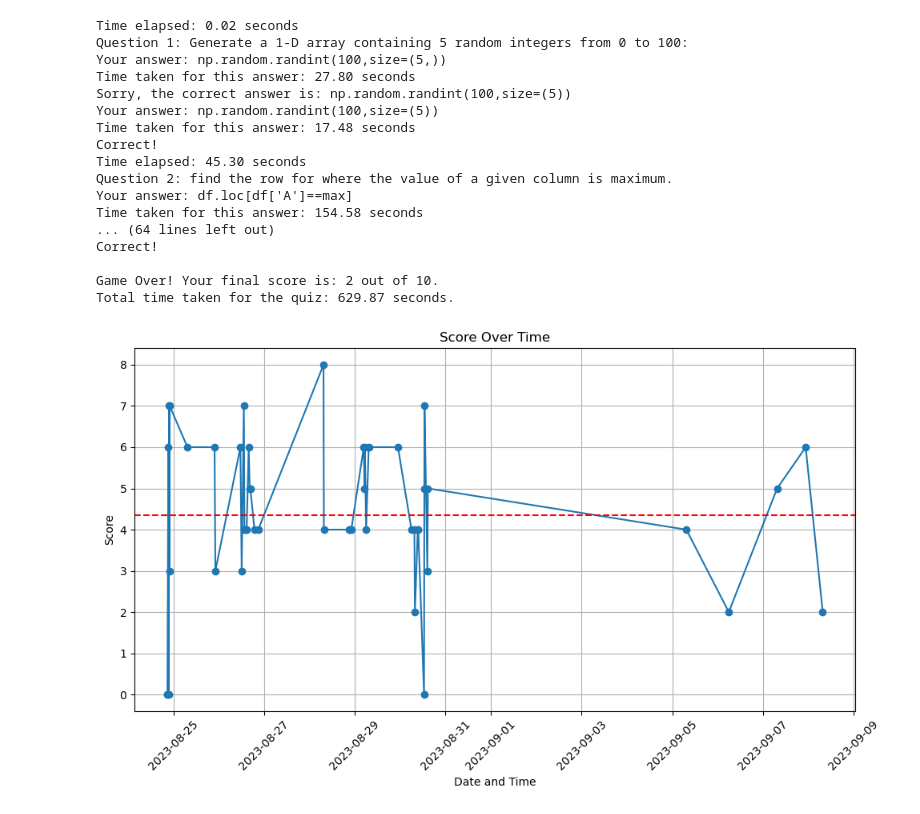
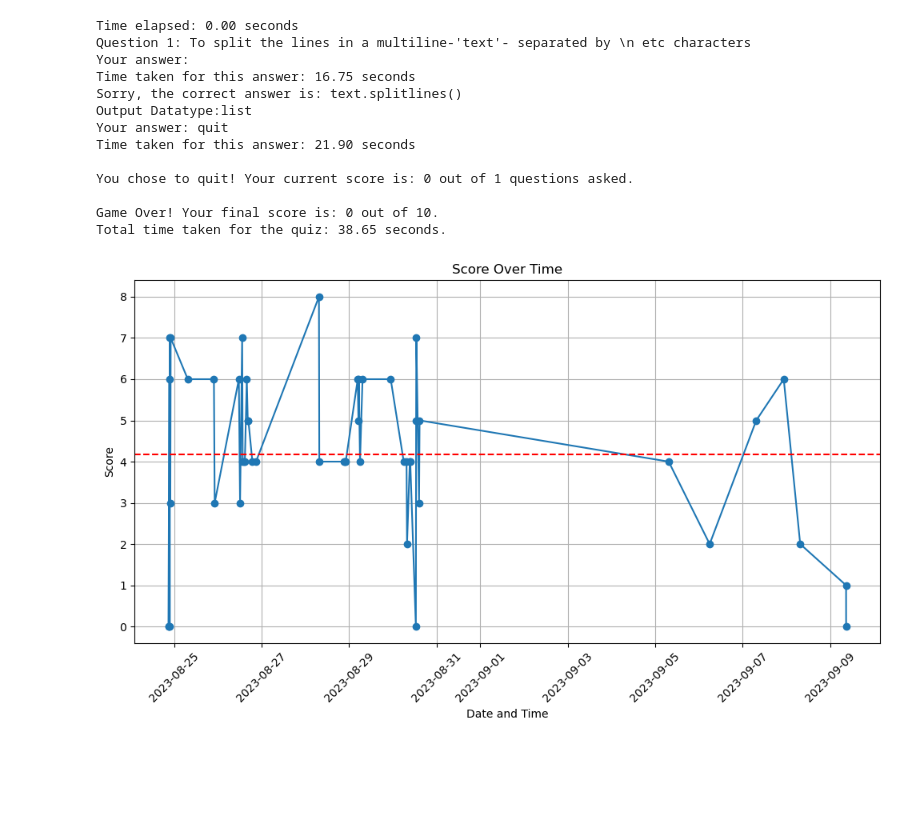
Before and after one commit to priyankconnect/MyProjects, a Jupyter notebook: PythonPracticeGame/Python_Practice_Game.ipynb, the cells around one changed output. Cells and saved outputs as stored; diff of their text form; code cells hidden in the pictures; blank space fills up the shorter version.

```diff
--- a/PythonPracticeGame/Python_Practice_Game.ipynb
+++ b/PythonPracticeGame/Python_Practice_Game.ipynb
@@ -60,6 +60,8 @@ def quiz_game():
             print(f"Time taken for this answer: {time_taken:.2f} seconds")
 
             correct_answer = question["Answer"]
+            datatyp=question["Datatype"]
+
 
             # Check if user wants to quit or retry
             if user_answer.strip().lower() == "quit":
@@ -71,12 +73,14 @@ def quiz_game():
 
             if user_answer.strip() == correct_answer.strip():
                 print("Correct!")
+                print(f"Output Datatype:{datatyp}")
                 if a ==0:
                     score += 1
                     break
                 break
             else:
                 print(f"Sorry, the correct answer is: {correct_answer}")
+                print(f"Output Datatype:{datatyp}")
                 a =1
 
 
@@ -121,47 +125,43 @@ def quiz_game():
         # Read the Excel sheet into a DataFrame
         file_name = "scores.xlsx"
         df = pd.read_excel(file_name)
 
         # Convert the "Date and Time" column to a datetime format
         df['Date and Time'] = pd.to_datetime(df['Date and Time'])
 
         # Calculate the average score
         avg_score = df['Score'].mean()
 
         # Plot the scores
         plt.figure(figsize=(10, 6))
         plt.plot(df['Date and Time'], df['Score'], marker='o', linestyle='-')
         plt.axhline(y=avg_score, color='red', linestyle='--', label=f'Average Score: {avg_score:.2f}')
         plt.xlabel('Date and Time')
         plt.ylabel('Score')
         plt.title('Score Over Time')
         plt.grid(True)
         plt.xticks(rotation=45)
         plt.tight_layout()
         plt.show()
 
     # After appending the score to the Excel sheet, call the function to display the plot
     plot_scores_from_excel()
 
 
 # Run the quiz game
 quiz_game()
 # %% [output]
-Time elapsed: 0.02 seconds
-Question 1: Generate a 1-D array containing 5 random integers from 0 to 100:
-Your answer: np.random.randint(100,size=(5,))
-Time taken for this answer: 27.80 seconds
-Sorry, the correct answer is: np.random.randint(100,size=(5))
-Your answer: np.random.randint(100,size=(5))
-Time taken for this answer: 17.48 seconds
-Correct!
-Time elapsed: 45.30 seconds
-Question 2: find the row for where the value of a given column is maximum.
-Your answer: df.loc[df['A']==max]
-Time taken for this answer: 154.58 seconds
-... (64 lines left out)
-Correct!
+Time elapsed: 0.00 seconds
+Question 1: To split the lines in a multiline-'text'- separated by \n etc characters
+Your answer:
+Time taken for this answer: 16.75 seconds
+Sorry, the correct answer is: text.splitlines()
+Output Datatype:list
+Your answer: quit
+Time taken for this answer: 21.90 seconds
 
-Game Over! Your final score is: 2 out of 10.
-Total time taken for the quiz: 629.87 seconds.
+You chose to quit! Your current score is: 0 out of 1 questions asked.
+
+Game Over! Your final score is: 0 out of 10.
+Total time taken for the quiz: 38.65 seconds.
-[figure, old version]
+[figure, new version]
```
Also changed, not shown: 1 other file.
